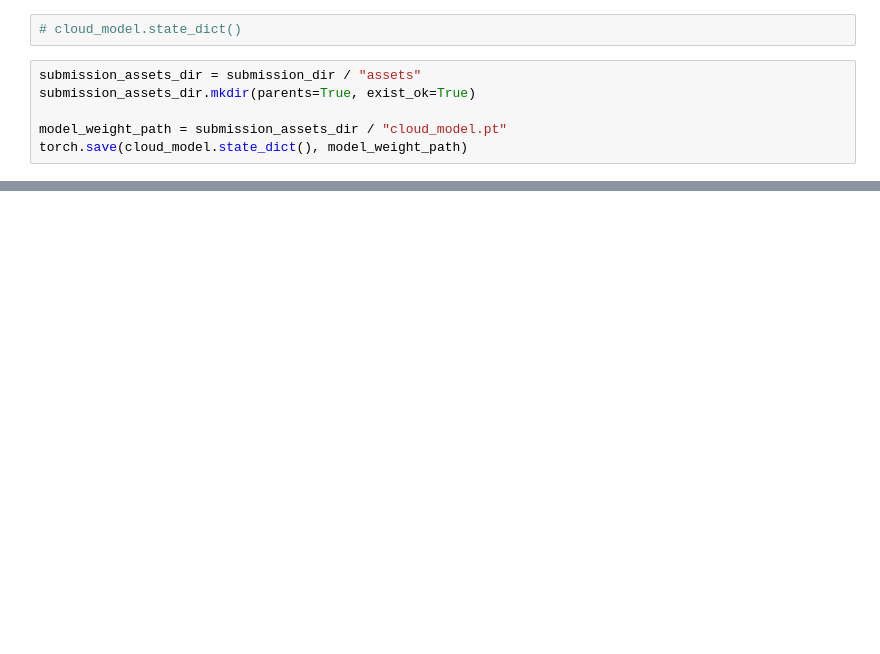
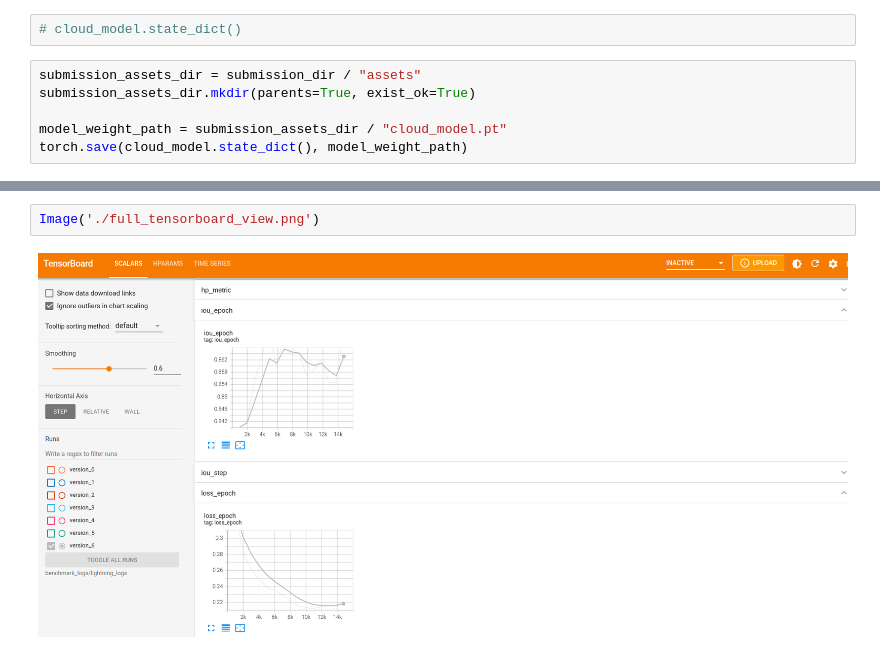
Before and after one commit to KennSmithDS/drivendata_cloud_competition, a Jupyter notebook: cloud_benchmark.ipynb, the cells around one changed output, grey strips where cells are left out. Drawn from its saved outputs; the diff is of its cells as text; blank space fills up the shorter version.

```diff
--- a/cloud_benchmark.ipynb
+++ b/cloud_benchmark.ipynb
@@ -442,0 +504,4 @@ torch.save(cloud_model.state_dict(), model_weight_path)
+# %%
+Image('./full_tensorboard_view.png')
+# %% [output]
+[figure, added]
```
Also changed, not shown: parts of 53 cells of this notebook, 6 other files.
